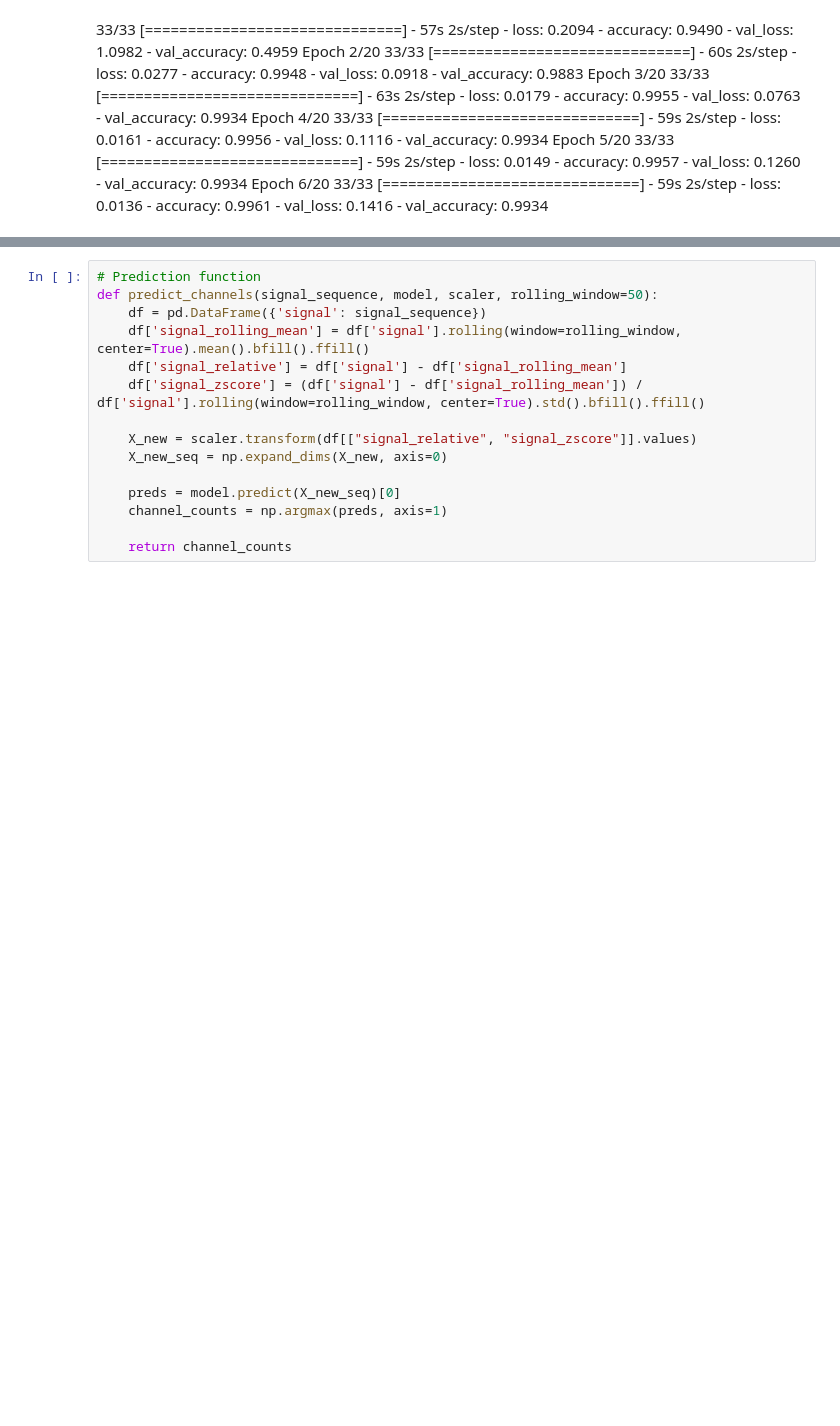
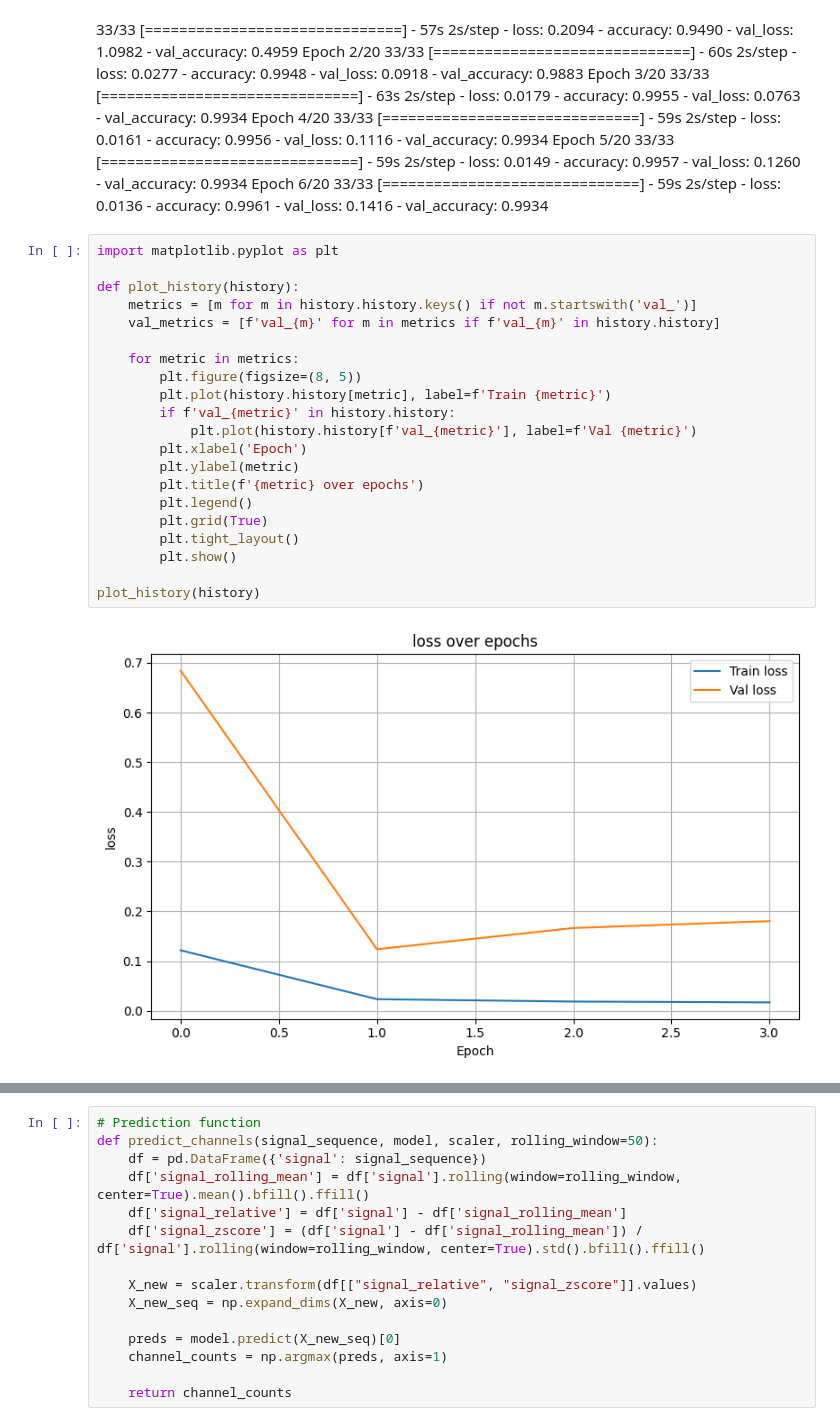
Before and after one commit to DCel567/PatchClamp_nn, a Jupyter notebook: attention.ipynb, the cells around one changed output, grey strips where cells are left out. Saved outputs shown, nothing was run; the diff lists cells and outputs as text; blank space fills up the shorter version.

```diff
--- a/attention.ipynb
+++ b/attention.ipynb
@@ -183,3 +183,26 @@ Epoch 5/20
 33/33 [==============================] - 59s 2s/step - loss: 0.0149 - accuracy: 0.9957 - val_loss: 0.1260 - val_accuracy: 0.9934
 Epoch 6/20
 33/33 [==============================] - 59s 2s/step - loss: 0.0136 - accuracy: 0.9961 - val_loss: 0.1416 - val_accuracy: 0.9934
+# %%
+import matplotlib.pyplot as plt
+
+def plot_history(history):
+    metrics = [m for m in history.history.keys() if not m.startswith('val_')]
+    val_metrics = [f'val_{m}' for m in metrics if f'val_{m}' in history.history]
+
+    for metric in metrics:
+        plt.figure(figsize=(8, 5))
+        plt.plot(history.history[metric], label=f'Train {metric}')
+        if f'val_{metric}' in history.history:
+            plt.plot(history.history[f'val_{metric}'], label=f'Val {metric}')
+        plt.xlabel('Epoch')
+        plt.ylabel(metric)
+        plt.title(f'{metric} over epochs')
+        plt.legend()
+        plt.grid(True)
+        plt.tight_layout()
+        plt.show()
+
+plot_history(history)
+# %% [output]
+[figure, added]
```
Also changed, not shown: parts of 2 cells of this notebook, 2 other files.
